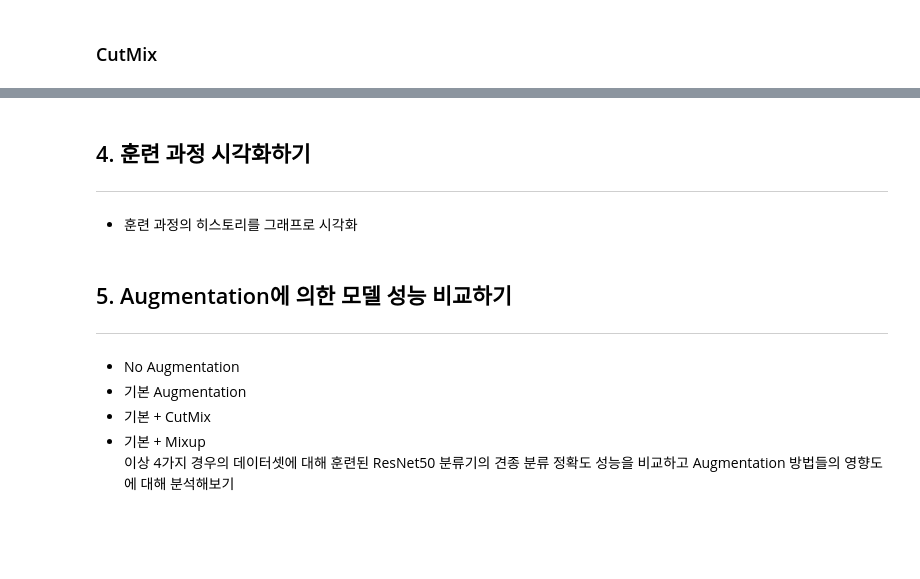
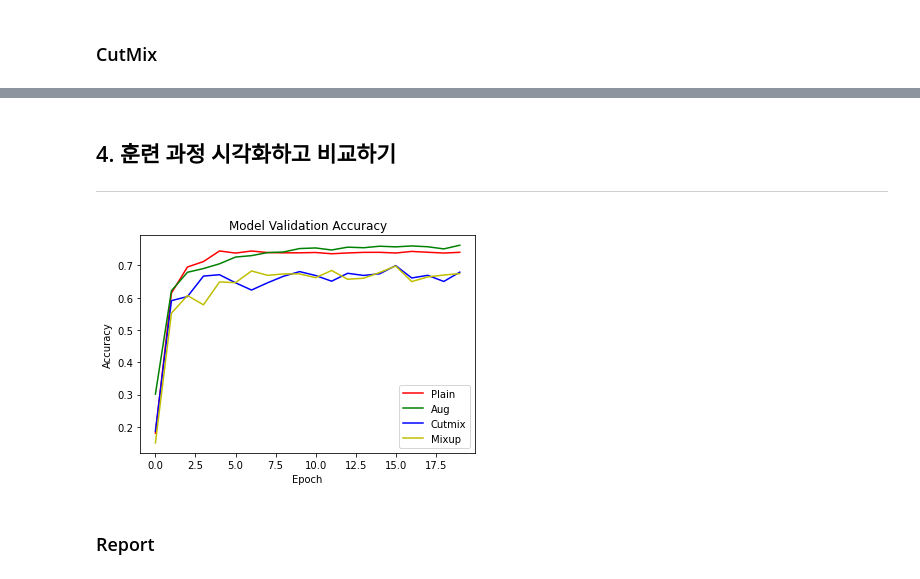
Before and after one commit to hwan27/aiffel, a Jupyter notebook: g/g2/Augmentation.ipynb, the cells around one changed output, grey strips where cells are left out. Saved outputs shown, nothing was run; the diff lists cells and outputs as text; code cells hidden in the pictures; blank space fills up the shorter version.

Commit message:
report

```diff
--- a/g/g2/Augmentation.ipynb
+++ b/g/g2/Augmentation.ipynb
@@ -257,6 +287,7 @@ ds_train_no_aug = apply_normalize_on_dataset(ds_train)
 ds_train_aug = apply_normalize_on_dataset(ds_train, with_aug=True)
 ds_train_cutmix = apply_normalize_on_dataset(ds_train, with_cutmix=True)
 ds_train_mixup = apply_normalize_on_dataset(ds_train, with_mixup=True)
+ds_test_onehot = apply_normalize_on_dataset(ds_test, is_test=True, with_onehot=True)
 ds_test = apply_normalize_on_dataset(ds_test, is_test=True)
 # %%
 ds_train_no_aug
@@ -409,7 +446,7 @@ history_resnet50_cutmix = resnet50_cutmix.fit(
     steps_per_epoch=int(ds_info.splits['train'].num_examples/16),
     validation_steps=int(ds_info.splits['test'].num_examples/16),
     epochs=20,
-    validation_data=ds_test,
+    validation_data=ds_test_onehot,
     verbose=1,
     use_multiprocessing=True
 )
@@ -417,0 +476,16 @@ NameError: name 'resnet50_cutmix' is not defined
+# %%
+resnet50_mixup.compile(
+    loss='categorical_crossentropy',
+    optimizer=tf.keras.optimizers.SGD(lr=0.01),
+    metrics=['accuracy']
+)
+# %%
+history_resnet50_mixup = resnet50_mixup.fit(
+    ds_train_mixup,
+    steps_per_epoch=int(ds_info.splits['train'].num_examples/16),
+    validation_steps=int(ds_info.splits['test'].num_examples/16),
+    epochs=20,
+    validation_data=ds_test_onehot,
+    verbose=1,
+    use_multiprocessing=True
+)
@@ -418,12 +513,18 @@ NameError: name 'resnet50_cutmix' is not defined
 # %% [markdown]
-## 4. 훈련 과정 시각화하기
+## 4. 훈련 과정 시각화하고 비교하기
 ---
-- 훈련 과정의 히스토리를 그래프로 시각화
-# %% [markdown]
-## 5. Augmentation에 의한 모델 성능 비교하기
----
-- No Augmentation
-- 기본 Augmentation
-- 기본 + CutMix
-- 기본 + Mixup
-이상 4가지 경우의 데이터셋에 대해 훈련된 ResNet50 분류기의 견종 분류 정확도 성능을 비교하고 Augmentation 방법들의 영향도에 대해 분석해보기
+# %%
+plt.plot(history_resnet50.history['val_accuracy'], 'r')
+plt.plot(history_resnet50_aug.history['val_accuracy'], 'g')
+plt.plot(history_resnet50_cutmix.history['val_accuracy'], 'b')
+plt.plot(history_resnet50_mixup.history['val_accuracy'], 'y')
+
+plt.title('Model Validation Accuracy')
+plt.ylabel('Accuracy')
+plt.xlabel('Epoch')
+plt.legend(['Plain', 'Aug', 'Cutmix', 'Mixup'])
+plt.show()
+# %% [output]
+[figure, added]
+# %% [markdown]
+### Report
```
Also changed, not shown: parts of 17 cells of this notebook.
